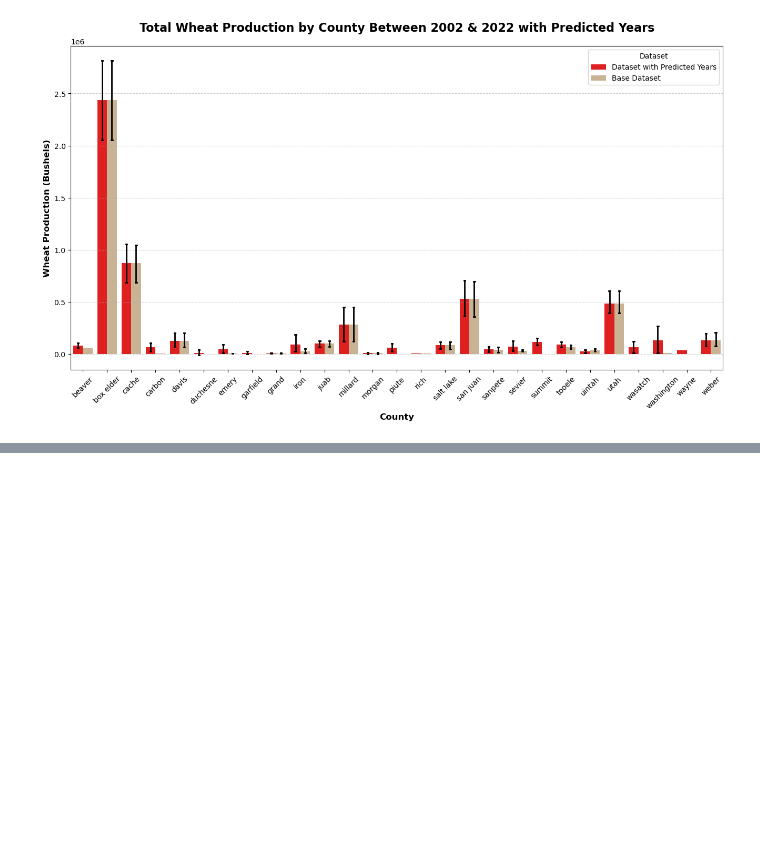
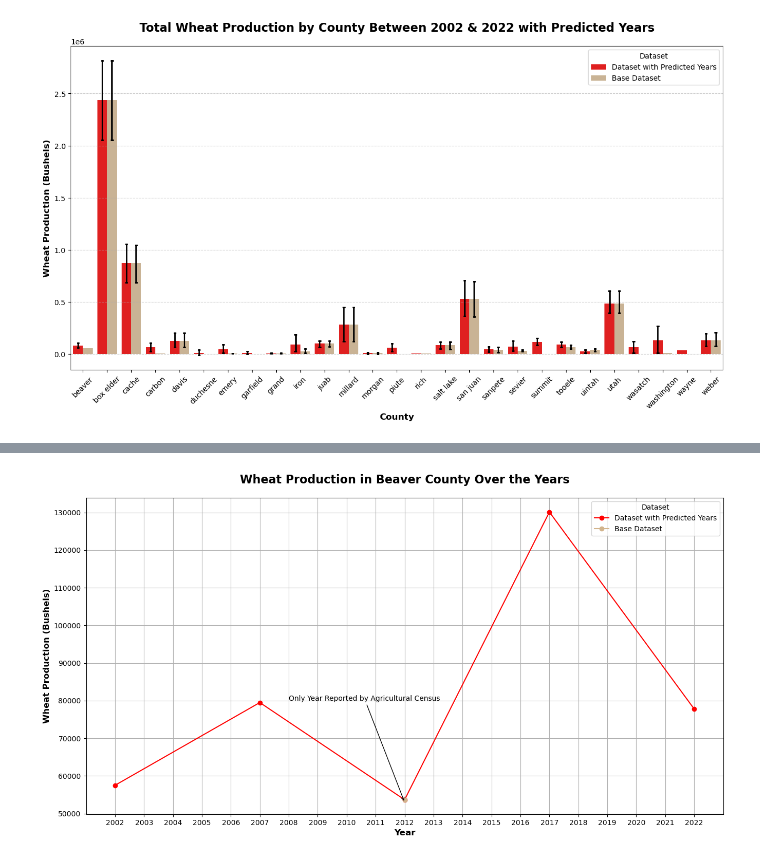
Before and after one commit to lnbayisfree/ml-agricultural-census-utah, a Jupyter notebook: ml_model_finetuning/dataset_prediction.ipynb, the cells around one changed output, grey strips where cells are left out. Cells and saved outputs as stored; diff of their text form; code cells hidden in the pictures; blank space fills up the shorter version.

Commit message:
Added beaver and tooele prediciton graphs

```diff
--- a/ml_model_finetuning/dataset_prediction.ipynb
+++ b/ml_model_finetuning/dataset_prediction.ipynb
@@ -344,3 +344,6 @@ plt.legend(title='Dataset')
 plt.show()
 # %% [output]
 [figure]
+# %%
+subset = df.iloc[:, :3]
+subset
@@ -346,0 +376,19 @@ plt.show()
+# %%
+# plot wheat production for beaver over the years
+beaver = subset[subset['county'] == 'beaver']
+
+labeled_beaver = df_labeled[df_labeled['county'] == 'beaver']
+plt.figure(figsize=(16, 8))
+plt.plot(beaver['year'], beaver['wheatprod'], label='Dataset with Predicted Years', color='red', marker='o')
+plt.plot(labeled_beaver['year'], labeled_beaver['wheatprod'], label='Base Dataset', color='tan', marker='o')
+plt.xlabel('Year', fontsize=12, fontweight='bold')
+plt.xticks(np.arange(2002, 2023, 1))
+plt.ylabel('Wheat Production (Bushels)', fontsize=12, fontweight='bold')
+plt.title('Wheat Production in Beaver County Over the Years', fontsize=16, fontweight='bold', pad=20)
+# add annotation for year 2012 and 55,000 bushels
+plt.annotate('Only Year Reported by Agricultural Census', xy=(2012, 53000), xytext=(2008, 80000), arrowprops=dict(facecolor='black', arrowstyle='->'))
+plt.legend(title='Dataset')
+plt.grid()
+plt.show()
+# %% [output]
+[figure, added]
```
Also changed, not shown: parts of 5 cells of this notebook, 4 other files.
